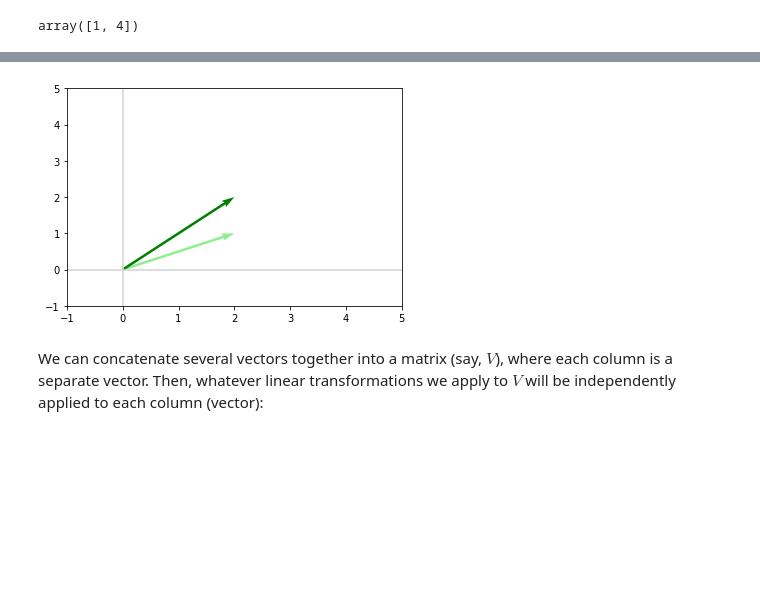
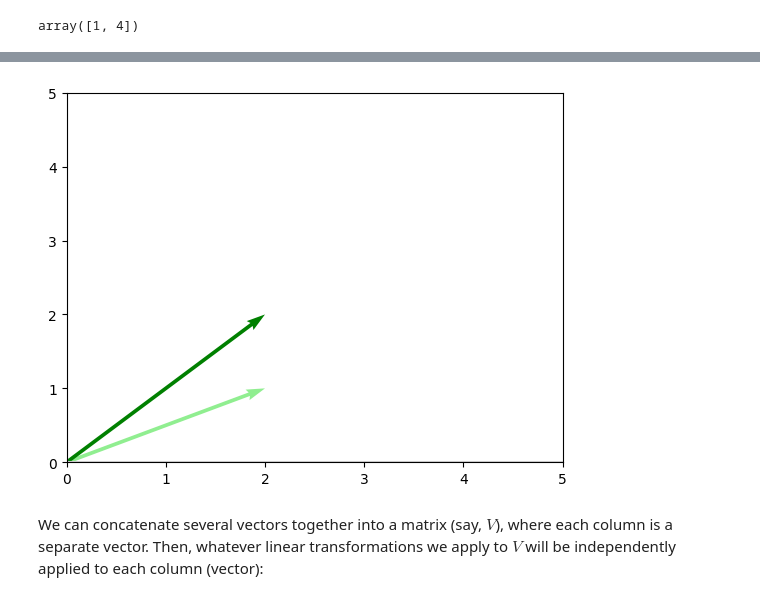
Before and after one commit to 24521586-Tan/ml, a Jupyter notebook: notebooks/2-linear-algebra-ii.ipynb, the cells around one changed output, grey strips where cells are left out. Cells and saved outputs as stored; diff of their text form; code cells hidden in the pictures; blank space fills up the shorter version.

```diff
--- a/notebooks/2-linear-algebra-ii.ipynb
+++ b/notebooks/2-linear-algebra-ii.ipynb
@@ -468,11 +469,11 @@ _ = plt.ylim(-1, 5)
 # %%
 # Another example of applying A:
 v2 = np.array([2, 1])
 plot_vectors([v2, np.dot(A, v2)], ['lightgreen', 'green'])
-plt.xlim(-1, 5)
-_ = plt.ylim(-1, 5)
+plt.xlim(0, 5)
+_ = plt.ylim(0, 5)
 # %% [output]
-[figure, old version]
+[figure, new version]
 # %% [markdown]
 We can concatenate several vectors together into a matrix (say, $V$), where each column is a separate vector. Then, whatever linear transformations we apply to $V$ will be independently applied to each column (vector):
 # %%
```
Also changed, not shown: parts of 6 cells of this notebook.
